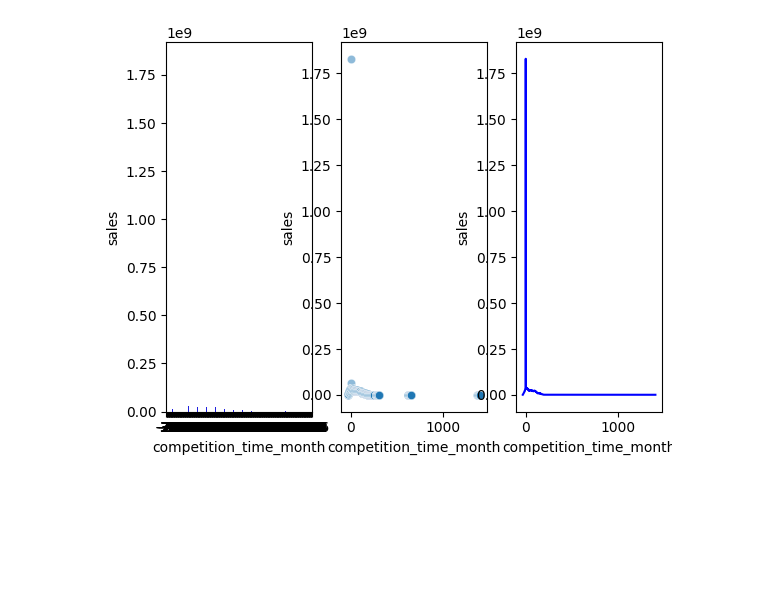
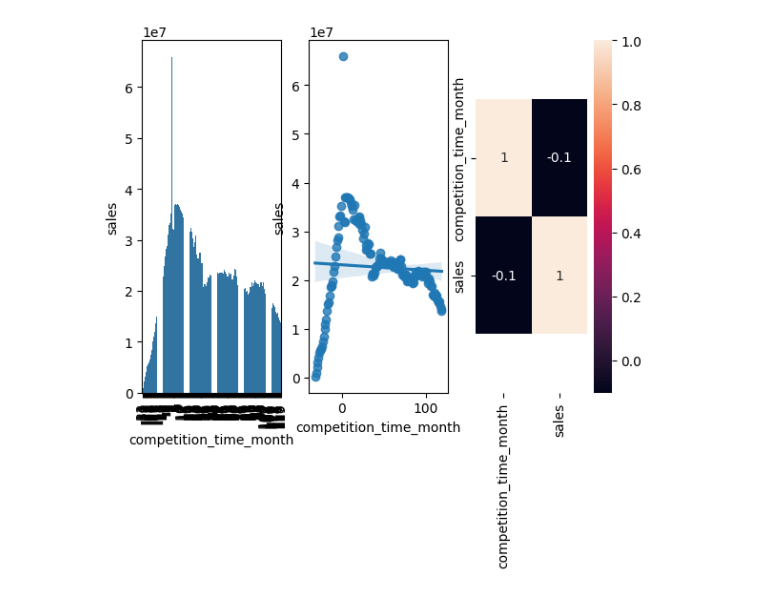
Before and after one commit to IgMnT/DSEmProducao, a Jupyter notebook: store_sales_prediction.ipynb, the cells around one changed output. Saved outputs shown, nothing was run; the diff lists cells and outputs as text; code cells hidden in the pictures; blank space fills up the shorter version.

```diff
--- a/store_sales_prediction.ipynb
+++ b/store_sales_prediction.ipynb
@@ -164,11 +236,16 @@ sns.heatmap(numeric_cols.corr(method='pearson'), annot=True);
 # %%
-## Lojas com competidores há mais tempo devem vender mais
-aux1 = df3[['competition_time_month', 'sales']].groupby('competition_time_month').sum().reset_index()
-plt.subplot(1, 3, 1)
-sns.barplot(x='competition_time_month', y='sales', data=aux1, width=0.1, color='blue');
-plt.subplot(1, 3, 2)
-sns.scatterplot(x='competition_time_month', y='sales', data=aux1, alpha=0.5);
-plt.subplot(1, 3, 3)
-sns.lineplot(x='competition_time_month', y='sales', data=aux1, color='blue');
+## Lojas com comeptidores mais antigos devem vender mais
+plt.subplot( 1, 3, 1 )
+aux1 = df3[['competition_time_month', 'sales']].groupby('competition_time_month' ).sum().reset_index()
+aux2 = aux1[( aux1['competition_time_month'] < 120 ) & (
+aux1['competition_time_month'] != 0 )]
+sns.barplot( x='competition_time_month', y='sales', data=aux2 );
+plt.xticks( rotation=90 );
+plt.subplot( 1, 3, 2 )
+sns.regplot( x='competition_time_month', y='sales', data=aux2 );
+plt.subplot( 1, 3, 3 )
+x = sns.heatmap( aux1.corr( method='pearson'), annot=True );
+bottom, top = x.get_ylim()
+x.set_ylim( bottom+0.5, top-0.5);
 # %% [output]
-[figure, old version]
+[figure, new version]
```
Also changed, not shown: parts of 8 cells of this notebook.
